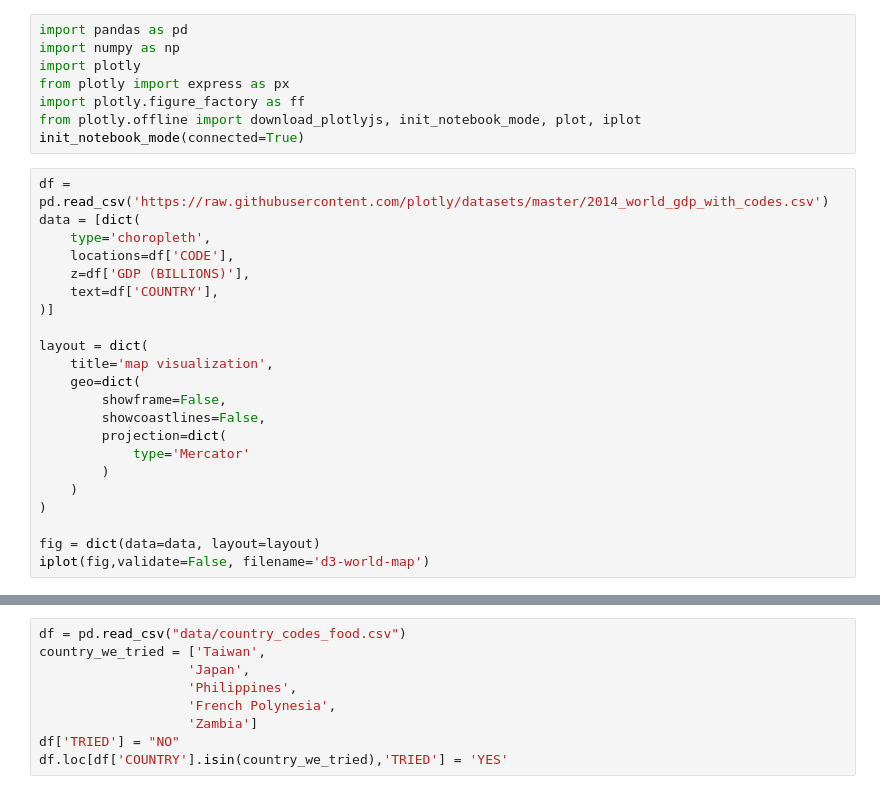
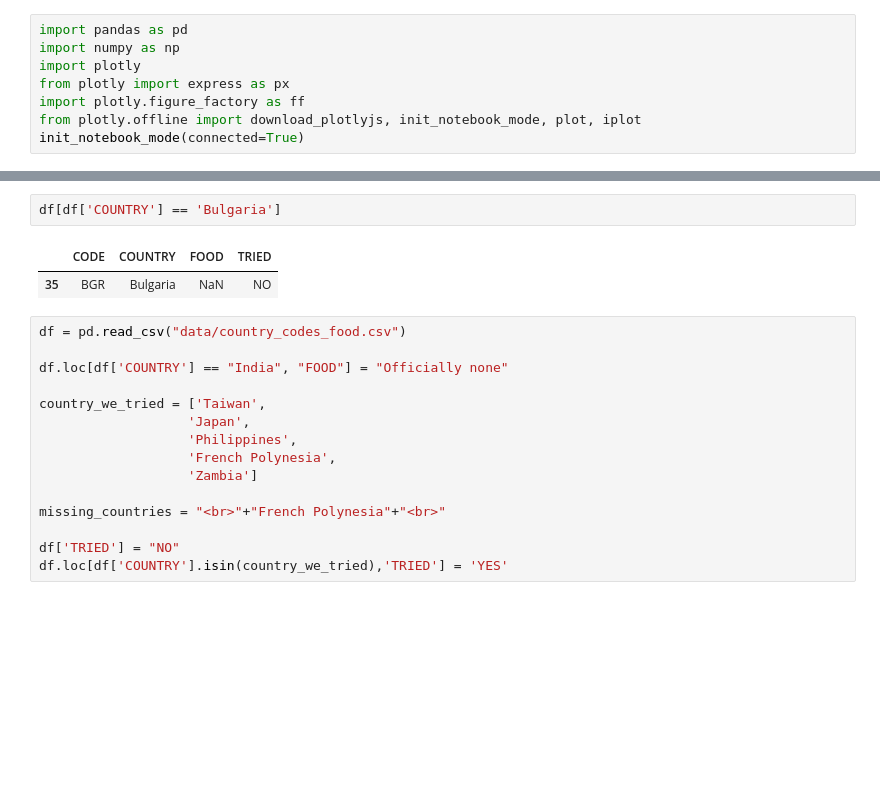
Before and after one commit to marcodallavecchia/mv_eat_the_world_viz, a Jupyter notebook: map_visualization.ipynb, the cells around one changed output, grey strips where cells are left out. Cells and saved outputs as stored; diff of their text form; blank space fills up the shorter version.

```diff
--- a/map_visualization.ipynb
+++ b/map_visualization.ipynb
@@ -6,25 +6,3 @@ from plotly import express as px
 import plotly.figure_factory as ff
 from plotly.offline import download_plotlyjs, init_notebook_mode, plot, iplot
 init_notebook_mode(connected=True)
-# %%
-df = pd.read_csv('https://raw.githubusercontent.com/plotly/datasets/master/2014_world_gdp_with_codes.csv')
-data = [dict(
-    type='choropleth',
-    locations=df['CODE'],
-    z=df['GDP (BILLIONS)'],
-    text=df['COUNTRY'],
-)]
-
-layout = dict(
-    title='map visualization',
-    geo=dict(
-        showframe=False,
-        showcoastlines=False,
-        projection=dict(
-            type='Mercator'
-        )
-    )
-)
-
-fig = dict(data=data, layout=layout)
-iplot(fig,validate=False, filename='d3-world-map')
@@ -33,9 +9,20 @@ iplot(fig,validate=False, filename='d3-world-map')
+# %%
+df[df['COUNTRY'] == 'Bulgaria']
+# %% [output]
+|  | CODE | COUNTRY | FOOD | TRIED |
+| 35 | BGR | Bulgaria | NaN | NO |
 # %%
 df = pd.read_csv("data/country_codes_food.csv")
+
+df.loc[df['COUNTRY'] == "India", "FOOD"] = "Officially none"
+
 country_we_tried = ['Taiwan',
                    'Japan',
                    'Philippines',
                    'French Polynesia',
                    'Zambia']
+
+missing_countries = "<br>"+"French Polynesia"+"<br>"
+
 df['TRIED'] = "NO"
 df.loc[df['COUNTRY'].isin(country_we_tried),'TRIED'] = 'YES'
```
Also changed, not shown: parts of 3 cells of this notebook, 1 other file.
